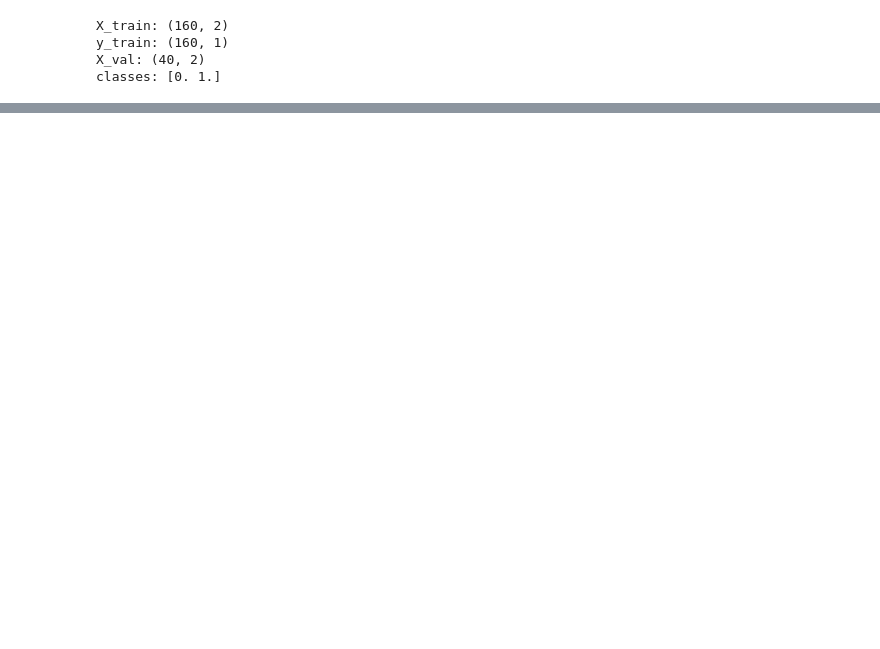
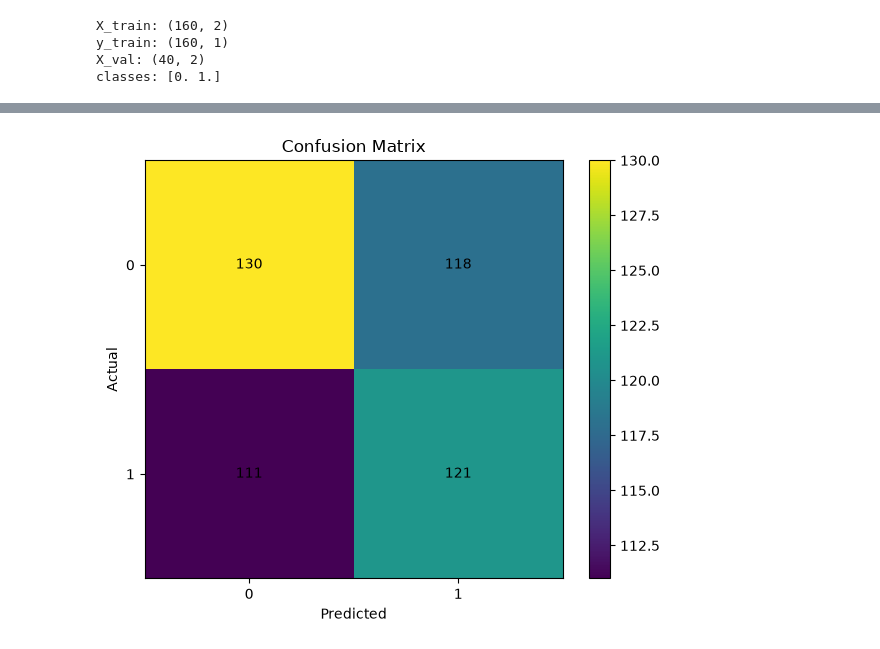
Before and after one commit to gfrone/MultiLayerPerceptron-in-Python-Using-Numpy, a Jupyter notebook: test.ipynb, the cells around one changed output, grey strips where cells are left out. Drawn from its saved outputs; the diff is of its cells as text; code cells hidden in the pictures; blank space fills up the shorter version.

```diff
--- a/test.ipynb
+++ b/test.ipynb
@@ -86,0 +86,6 @@ model.plot_train_val_loss()
+# %%
+from MLP import plot_confusion_matrix
+y_pred = model.predict(X_train)
+plot_confusion_matrix(y_pred, y_train)
+# %% [output]
+[figure, added]
```
Also changed, not shown: parts of 2 cells of this notebook, 2 other files.
